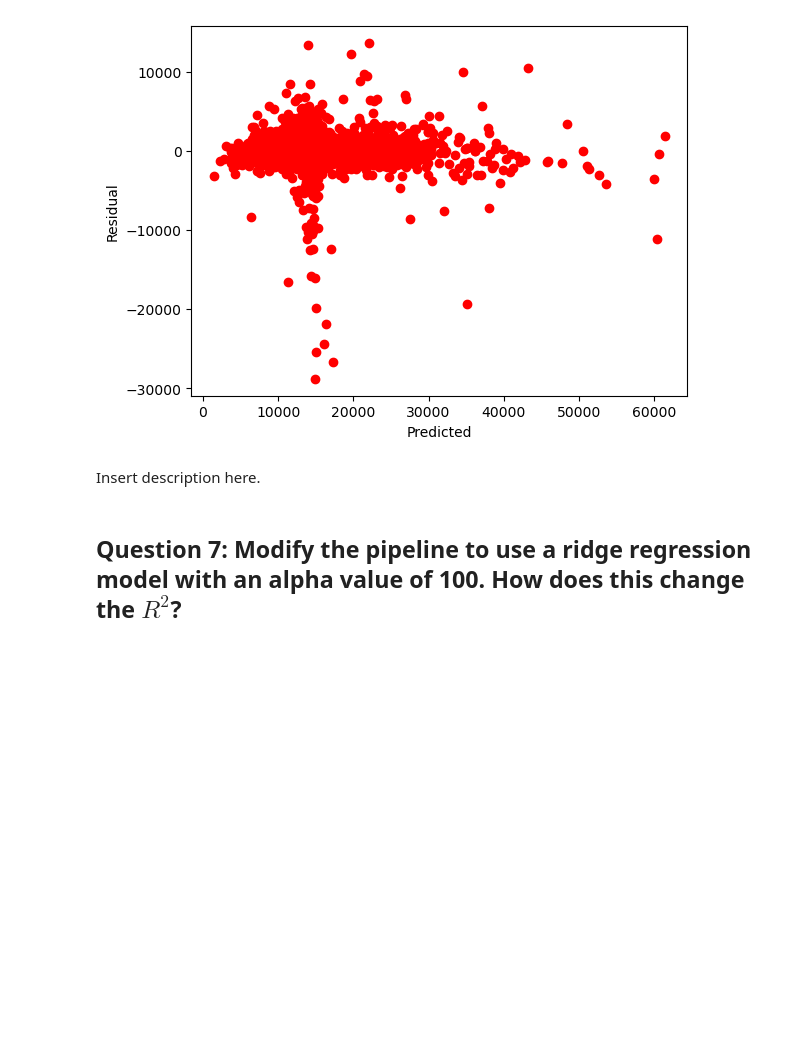
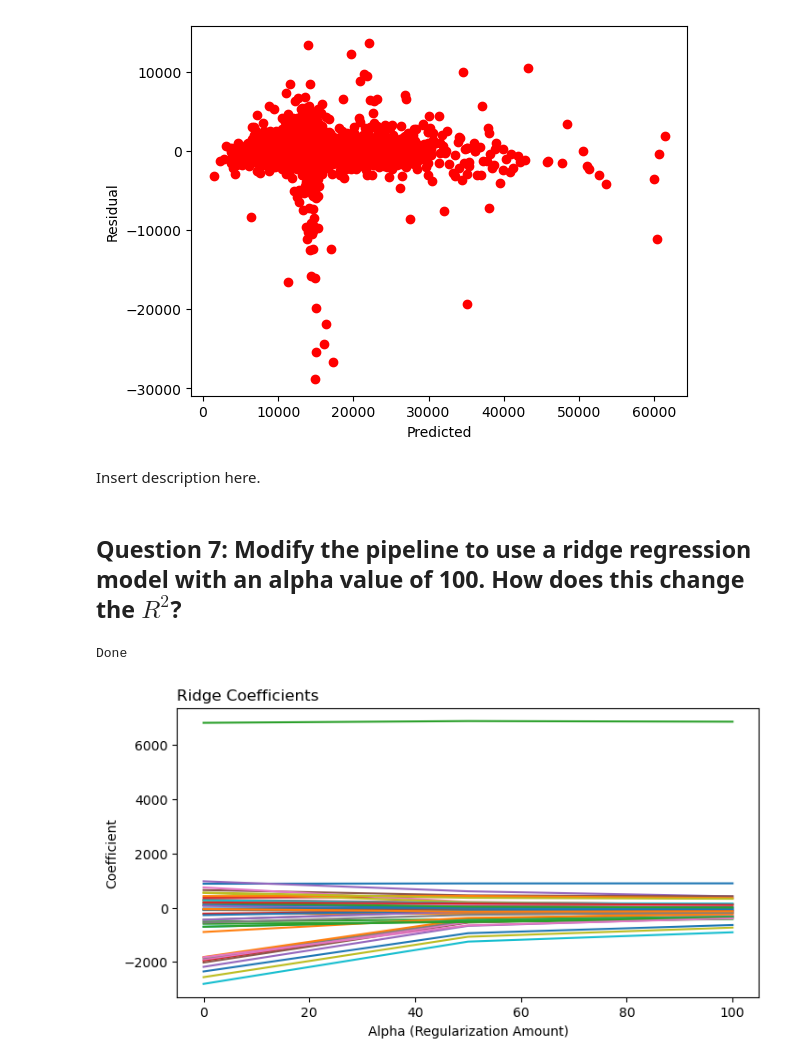
Before and after one commit to SiddhiRohith29/data602, a Jupyter notebook: Week04/regression-homework.ipynb, the cells around one changed output. Drawn from its saved outputs; the diff is of its cells as text; code cells hidden in the pictures; blank space fills up the shorter version.

```diff
--- a/Week04/regression-homework.ipynb
+++ b/Week04/regression-homework.ipynb
@@ -179,3 +180,36 @@ plt.show()
 Insert description here.
 # %% [markdown]
 ## Question 7: Modify the pipeline to use a ridge regression model with an alpha value of 100. How does this change the $R^2$?
+# %%
+from collections import defaultdict
+alphas = [0, 50, 100]
+
+ridge_results = defaultdict(dict)
+
+for alph in alphas:
+    modeling_pipeline_ridge = Pipeline([('data_processing', processing_pipeline), ('ridge', Ridge(alpha=alph))])
+    modeling_pipeline_ridge.fit(X_train, y_train)
+    ridge_results['coefficients'][alph] = modeling_pipeline_ridge['ridge'].coef_
+    ridge_results['training score'][alph] = modeling_pipeline_ridge.score(X_train, y_train)
+    ridge_results['test score'][alph] = modeling_pipeline_ridge.score(X_test, y_test)
+
+print('Done')
+# %% [output]
+Done
+# %%
+coefficients_ridge = pd.DataFrame.from_dict(ridge_results['coefficients'])
+coefficients_ridge = coefficients_ridge.reset_index()
+coefficients_ridge = coefficients_ridge.rename(columns={'index':'coefficient_nbr'})
+coefficients_ridge = coefficients_ridge.melt(id_vars='coefficient_nbr', var_name='alpha', value_name='coefficient')
+
+(
+coefficients_ridge.pivot_table(index='alpha', columns='coefficient_nbr', values='coefficient')
+    .plot(figsize=(8,4),legend=False)
+)
+
+plt.title('Ridge Coefficients', loc='left')
+plt.xlabel('Alpha (Regularization Amount)')
+plt.ylabel('Coefficient')
+plt.show()
+# %% [output]
+[figure, added]
```
Also changed, not shown: parts of 4 cells of this notebook.
